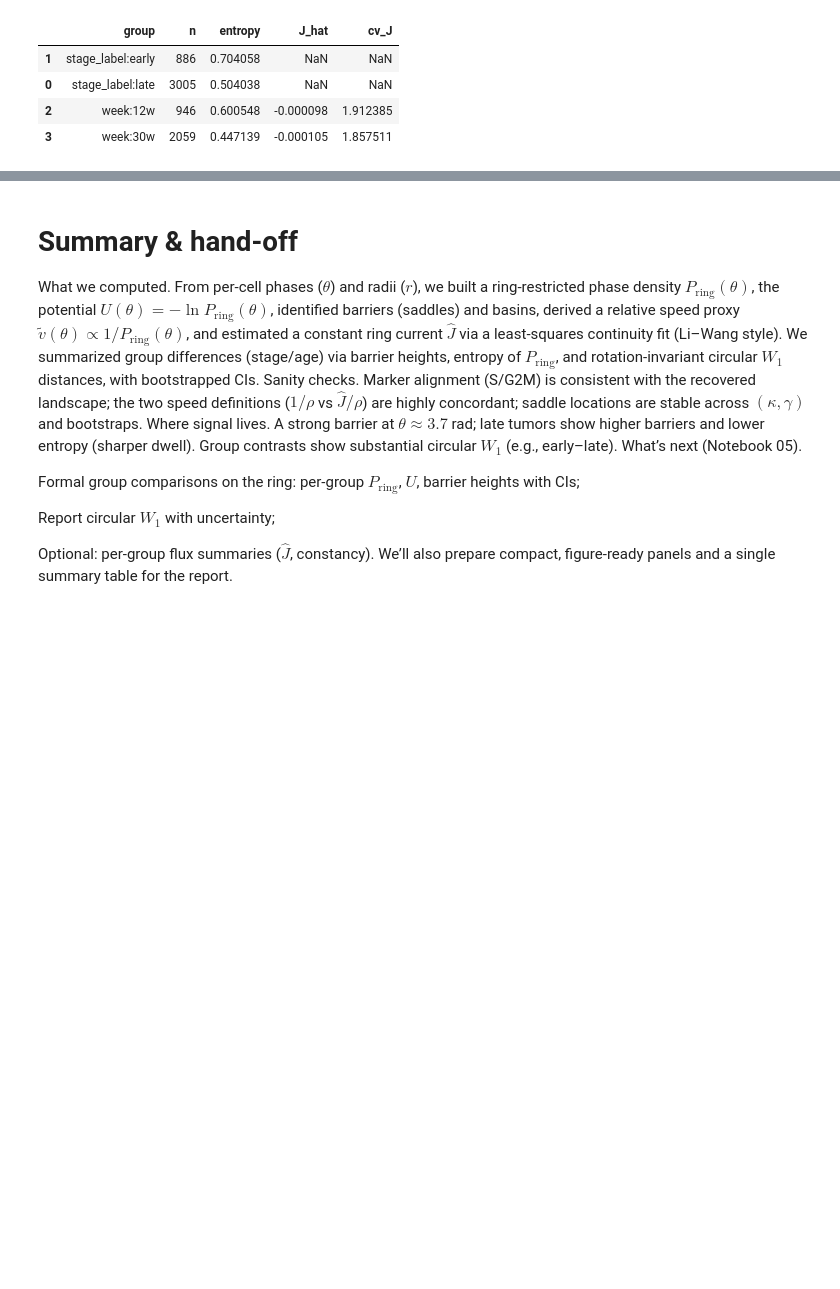
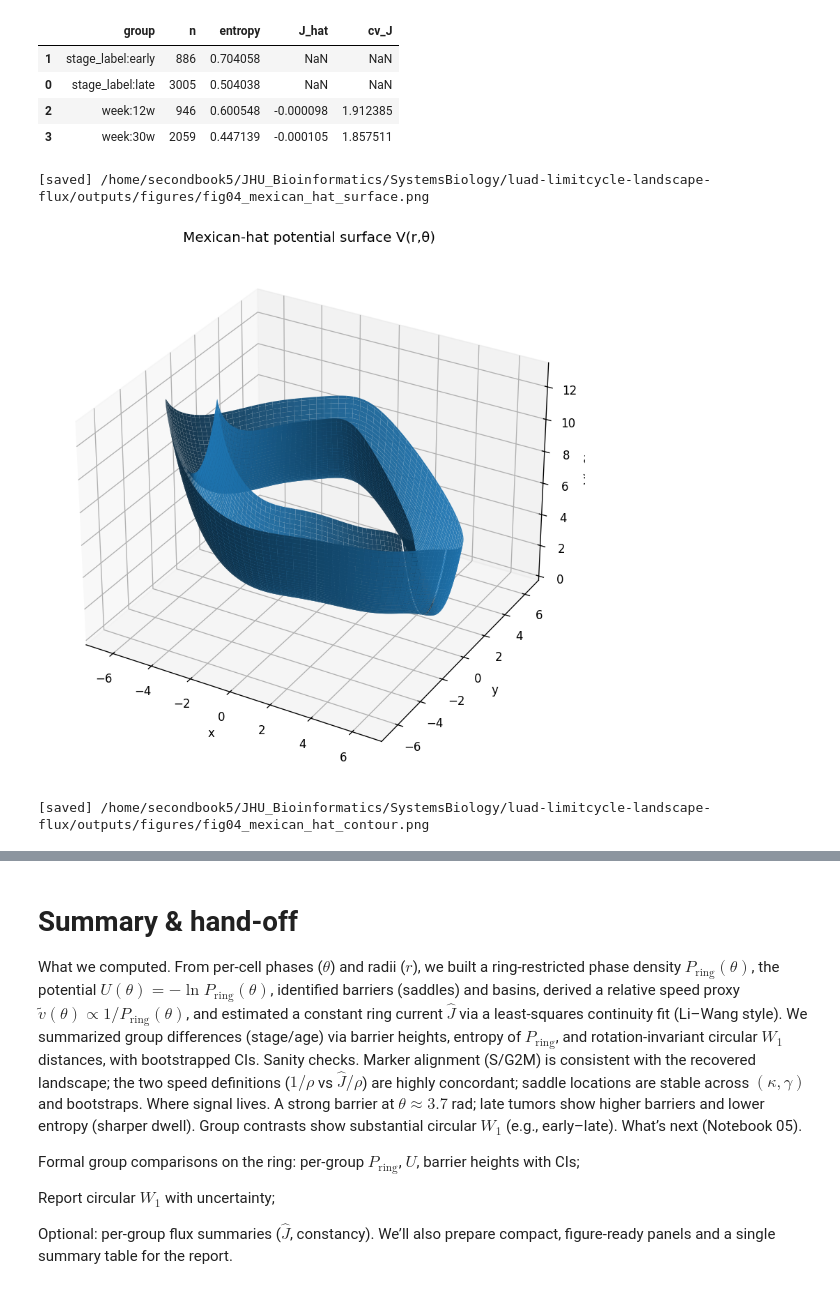
Before and after one commit to SecondBook5/luad-limitcycle-landscape-flux, a Jupyter notebook: notebooks/04_landscape_barriers_speed.ipynb, the cells around one changed output, grey strips where cells are left out. Saved outputs shown, nothing was run; the diff lists cells and outputs as text; code cells hidden in the pictures; blank space fills up the shorter version.

Commit message:
add ring and mexican hat analysis of landscape

```diff
--- a/notebooks/04_landscape_barriers_speed.ipynb
+++ b/notebooks/04_landscape_barriers_speed.ipynb
@@ -1736,3 +1736,52 @@ display(summary)
 | 0 | stage_label:late | 3005 | 0.504038 | NaN | NaN |
 | 2 | week:12w | 946 | 0.600548 | -0.000098 | 1.912385 |
 | 3 | week:30w | 2059 | 0.447139 | -0.000105 | 1.857511 |
+# %%
+# --- Cell 21: 3D Mexican-hat potential + 2D contours ---
+import numpy as np, matplotlib.pyplot as plt
+from mpl_toolkits.mplot3d import Axes3D  # noqa: F401
+
+# Periodic interpolator for U(θ)
+θg = theta_grid
+Ug = U
+θ_ext = np.r_[θg, θg + 2*np.pi]
+U_ext = np.r_[Ug, Ug]
+
+def U_of_theta(th):
+    th = np.mod(th, 2*np.pi)
+    return np.interp(th, θg, Ug, period=2*np.pi)
+
+# Build V(r,θ) = U(θ) + 0.5 * ((r - r*)/τ)^2  (a ring well in radius)
+τ = sigma_ring if 'sigma_ring' in globals() else (adata.uns.get("gmm_radius",{}).get("sigma",[np.std(adata.obs["radius"])])[0])
+r_min = max(0.2, r_star - 3*τ)
+r_max = r_star + 3*τ
+R = np.linspace(r_min, r_max, 120)
+TH = np.linspace(0, 2*np.pi, 240, endpoint=False)
+RR, TT = np.meshgrid(R, TH)
+V = U_of_theta(TT) + 0.5*((RR - r_star)/(τ+1e-12))**2
+
+# Convert to Cartesian for plotting
+XX = RR * np.cos(TT)
+YY = RR * np.sin(TT)
+
+# 3D surface (Mexican-hat)
+fig = plt.figure(figsize=(8.8, 6.8))
+ax = fig.add_subplot(111, projection='3d')
+ax.plot_surface(XX, YY, V, linewidth=0, antialiased=True, rstride=2, cstride=2, alpha=0.95)
+ax.set_xlabel("x"); ax.set_ylabel("y"); ax.set_zlabel("V(r,θ)")
+ax.set_title("Mexican-hat potential surface V(r,θ)")
+plt.tight_layout(); savefig("fig04_mexican_hat_surface.png"); plt.show()
+
+# 2D contour of V(r,θ)
+fig, ax = plt.subplots(1,1, figsize=(7.6,6.6))
+cs = ax.contourf(XX, YY, V, levels=40)
+cbar = plt.colorbar(cs, ax=ax); cbar.set_label("V(r,θ)")
+# overlay the inferred ring
+ax.add_artist(plt.Circle((0,0), r_star, color='w', fill=False, lw=1.2, alpha=0.9))
+ax.set_aspect('equal'); ax.set_title("Mexican-hat contours with ring overlay")
+ax.set_xlabel("x"); ax.set_ylabel("y")
+plt.tight_layout(); savefig("fig04_mexican_hat_contour.png"); plt.show()
+# %% [output]
+[saved] /home/secondbook5/JHU_Bioinformatics/SystemsBiology/luad-limitcycle-landscape-flux/outputs/figures/fig04_mexican_hat_surface.png
+[figure, added]
+[saved] /home/secondbook5/JHU_Bioinformatics/SystemsBiology/luad-limitcycle-landscape-flux/outputs/figures/fig04_mexican_hat_contour.png
```
Also changed, not shown: parts of 3 cells of this notebook.
